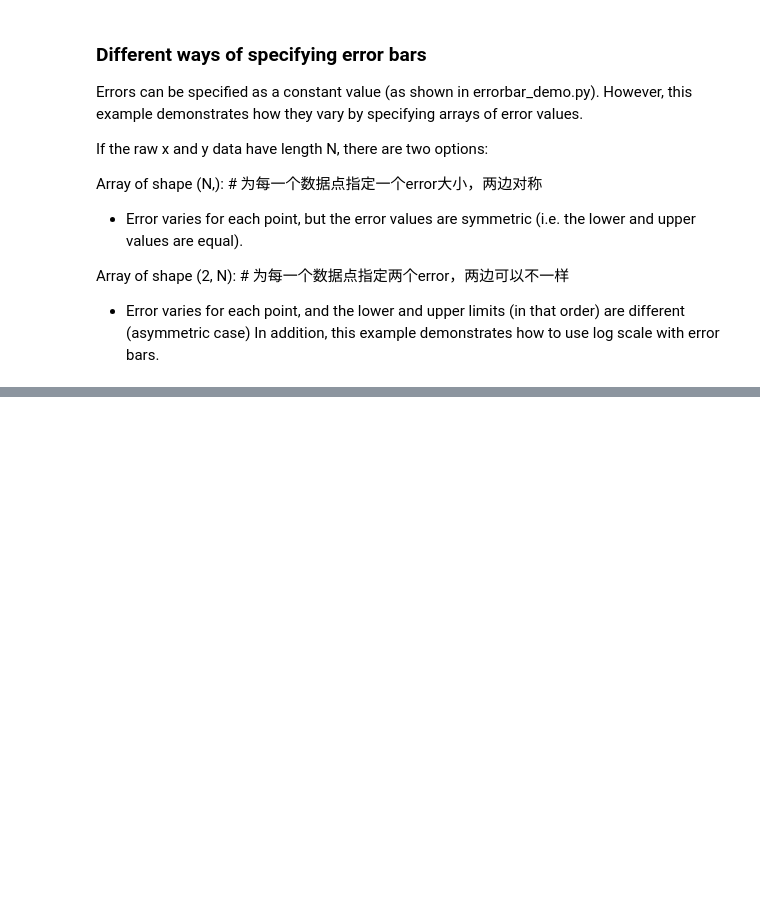
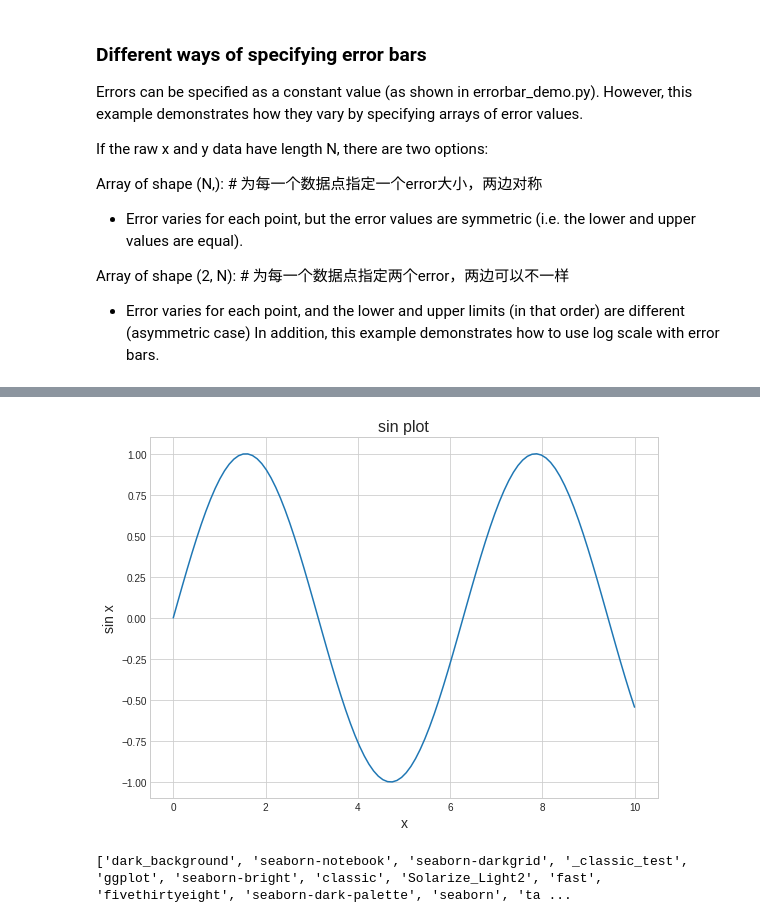
Before and after one commit to OnlyBelter/jupyter-note, a Jupyter notebook: matplotlib_basic/02 Examples/03 errorbar.ipynb, the cells around one changed output, grey strips where cells are left out. Saved outputs shown, nothing was run; the diff lists cells and outputs as text; code cells hidden in the pictures; blank space fills up the shorter version.

```diff
--- a/matplotlib_basic/02 Examples/03 errorbar.ipynb
+++ b/matplotlib_basic/02 Examples/03 errorbar.ipynb
@@ -43,0 +70,21 @@ plt.show()
+# %%
+import numpy as np
+import matplotlib.pyplot as plt
+plt.style.use('seaborn-whitegrid')
+%matplotlib inline
+
+fig = plt.figure(figsize=(8, 6))
+ax = plt.axes()
+x = np.linspace(0, 10, 100)
+ax.plot(x, np.sin(x))
+ax.set_xlabel('x', size=14)
+ax.set_ylabel('sin x', size=14)
+ax.set_title('sin plot', size=16)
+fig.tight_layout()
+fig.savefig('demo3.png', dpi=200)
+# %% [output]
+[figure, added]
+# %%
+print(plt.style.available)
+# %% [output]
+['dark_background', 'seaborn-notebook', 'seaborn-darkgrid', '_classic_test', 'ggplot', 'seaborn-bright', 'classic', 'Solarize_Light2', 'fast', 'fivethirtyeight', 'seaborn-dark-palette', 'seaborn', 'ta ...
```
Also changed, not shown: parts of 2 cells of this notebook, 7 other files.
